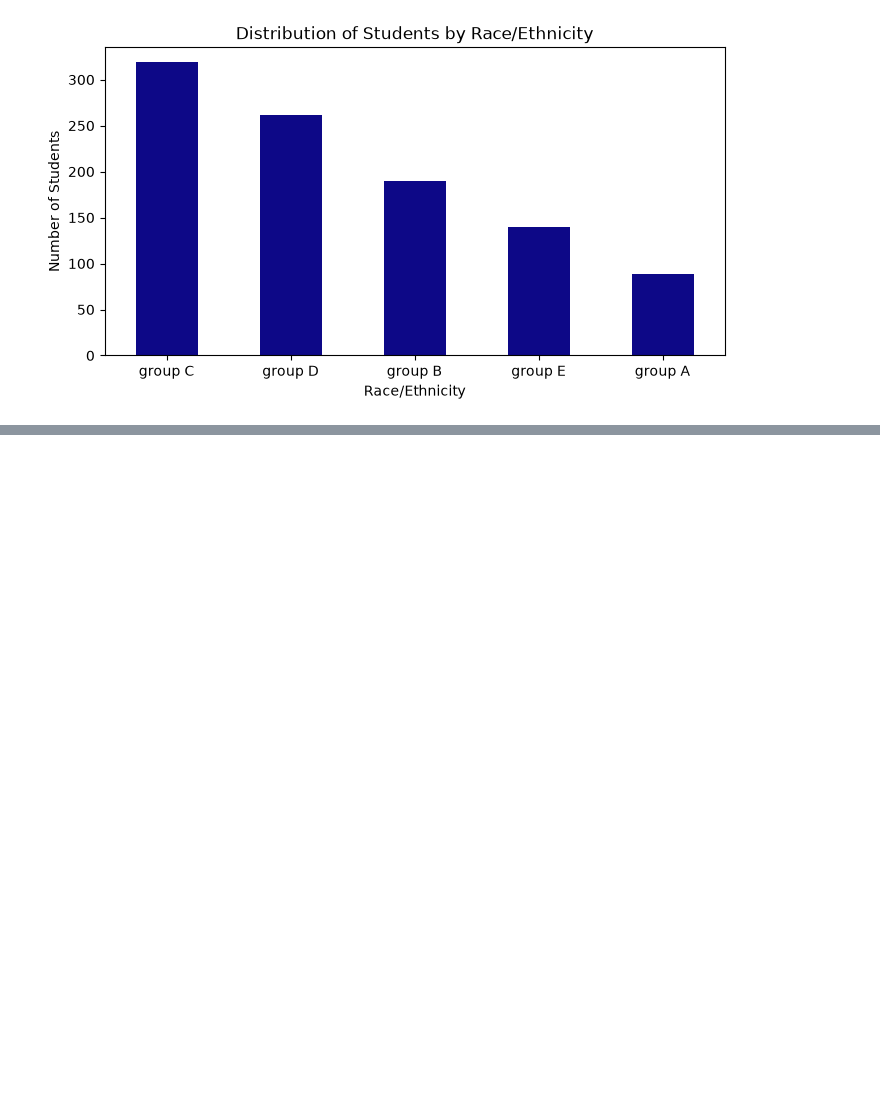
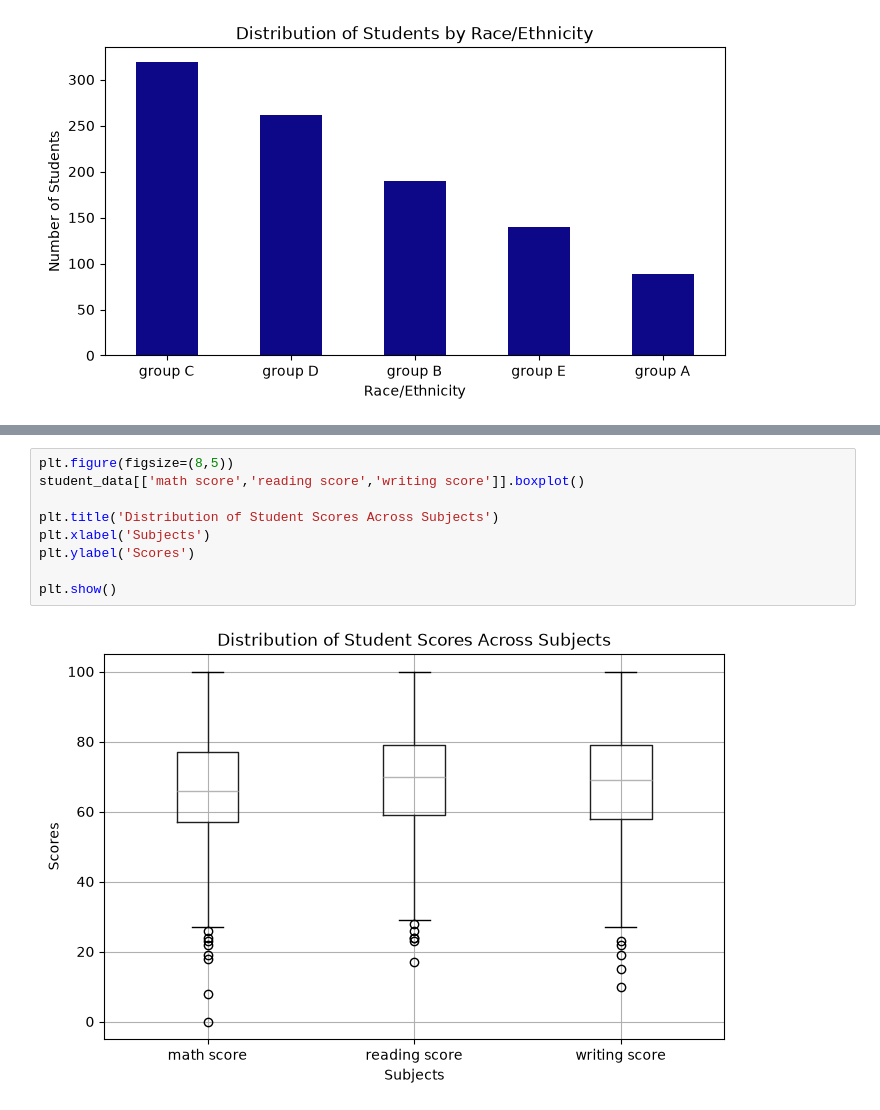
Before and after one commit to kiptochmike/student-exam-performance-eda, a Jupyter notebook: student.ipynb, the cells around one changed output, grey strips where cells are left out. Drawn from its saved outputs; the diff is of its cells as text; blank space fills up the shorter version.

```diff
--- a/student.ipynb
+++ b/student.ipynb
@@ -280,0 +358,11 @@ plt.show()
+# %%
+plt.figure(figsize=(8,5))
+student_data[['math score','reading score','writing score']].boxplot()
+
+plt.title('Distribution of Student Scores Across Subjects')
+plt.xlabel('Subjects')
+plt.ylabel('Scores')
+
+plt.show()
+# %% [output]
+[figure, added]
```
Also changed, not shown: parts of 25 cells of this notebook.
